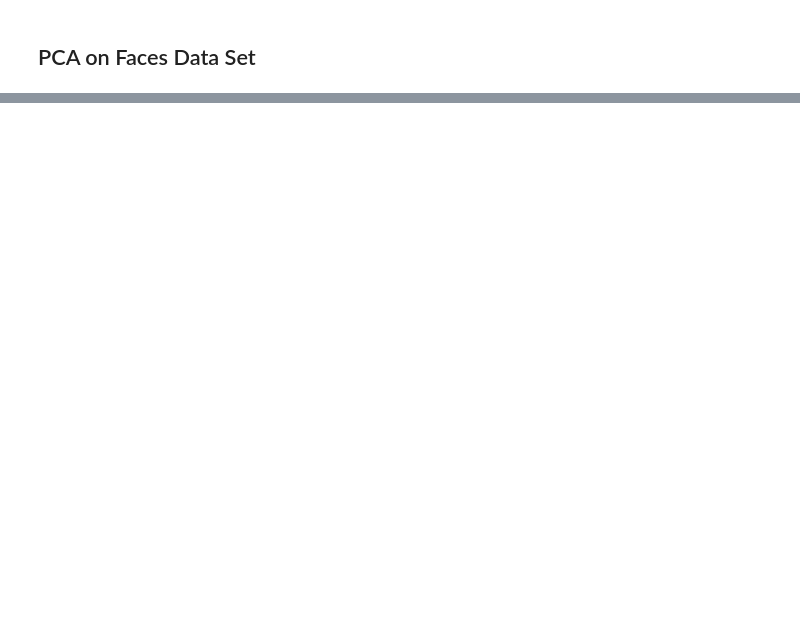
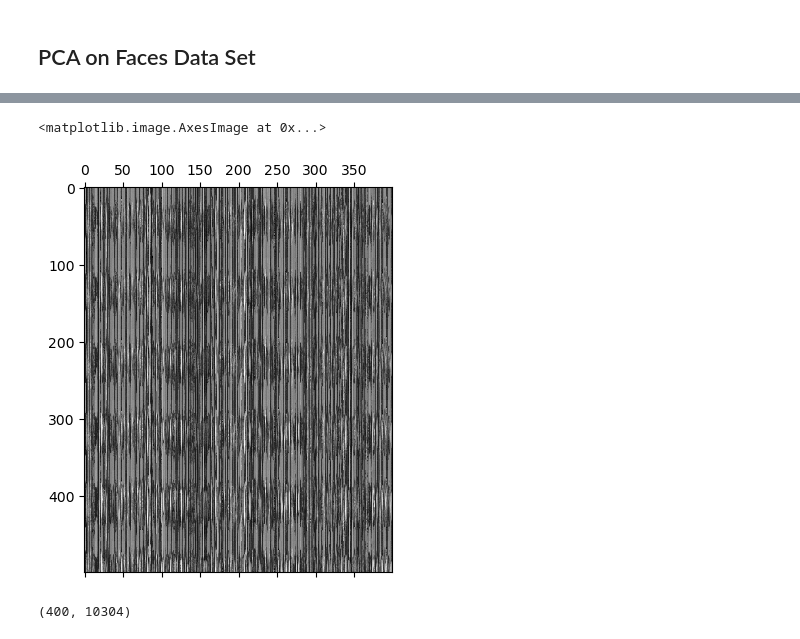
Before and after one commit to Hydroforth/AP-157-dump, a Jupyter notebook: 7 Dimensional Reduction - Principal Component Analysis.ipynb, the cells around one changed output, grey strips where cells are left out. Saved outputs shown, nothing was run; the diff lists cells and outputs as text; code cells hidden in the pictures; blank space fills up the shorter version.

```diff
--- a/7 Dimensional Reduction - Principal Component Analysis.ipynb
+++ b/7 Dimensional Reduction - Principal Component Analysis.ipynb
@@ -144,0 +155,2 @@ for i, ax in enumerate(axs):
+# %%
+dataset = np.load("./Pictures/att-faces-400.npz")['dataset']
@@ -144,0 +169,18 @@ for i, ax in enumerate(axs):
+# %%
+X = np.stack([img.flatten() for img in dataset]) #collapse each image into a one dimensional array, set each face as a measurement type (like asking, what makes a good face?)
+# %%
+fig, ax = plt.subplots(figsize=(15,5))
+ax.matshow(X.T[:500,:],cmap='gray') #each column is the one dimensional face, but why??
+#well,, we can kind of see the bands and I guess it looks more like there's something ...
+#we can extract from it (good data set shares characteristics, like where the eyebrows are etc I guess?)
+# %% [output]
+<matplotlib.image.AxesImage at 0x...>
+[figure, added]
+# %%
+pca = decomposition.PCA()
+pca.fit(X) #takes X.shape[0] samples with X.shape[1] features
+#each face is a measurement type
+#each pixel (across all faces) is a feature
+print(X.shape)
+# %% [output]
+(400, 10304)
```
Also changed, not shown: parts of 13 cells of this notebook.
